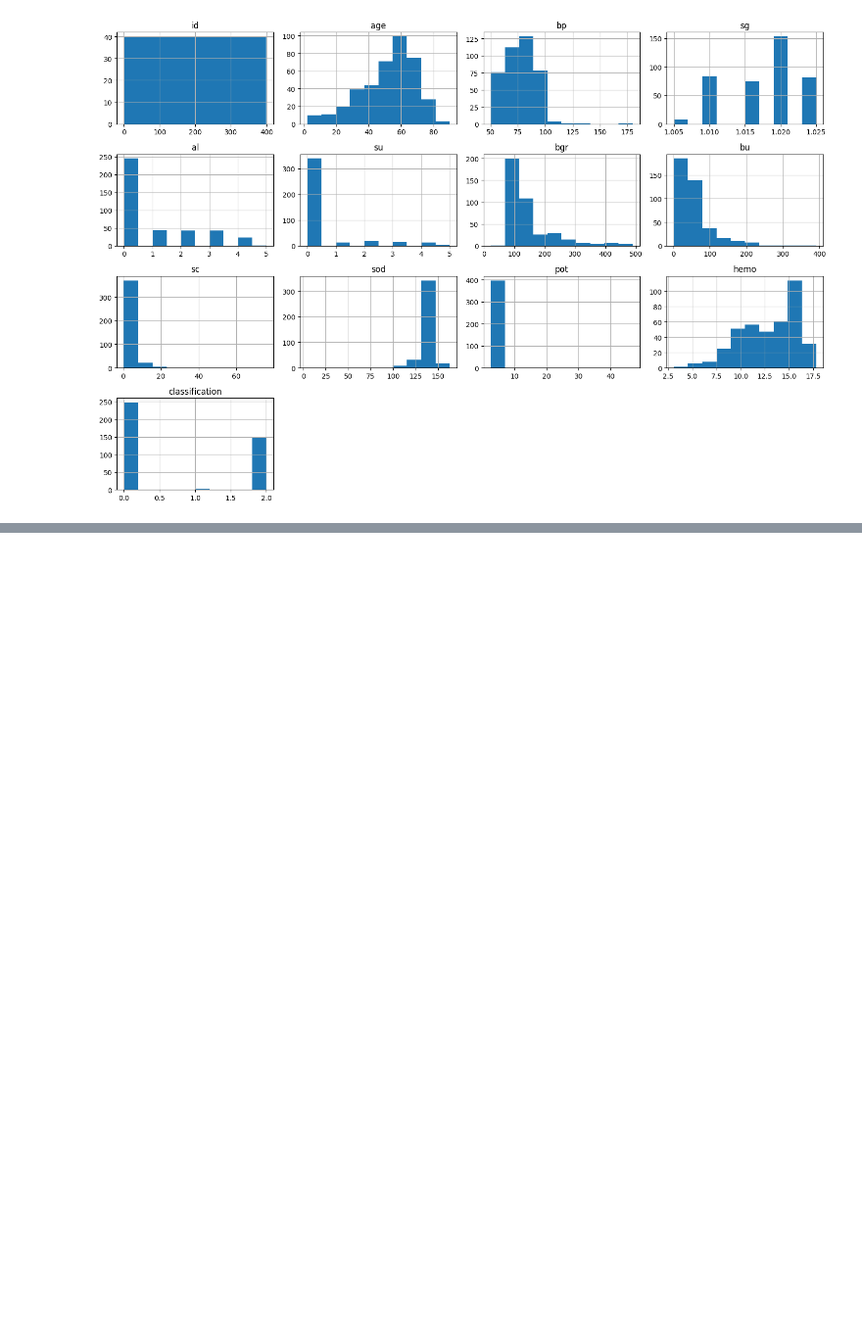
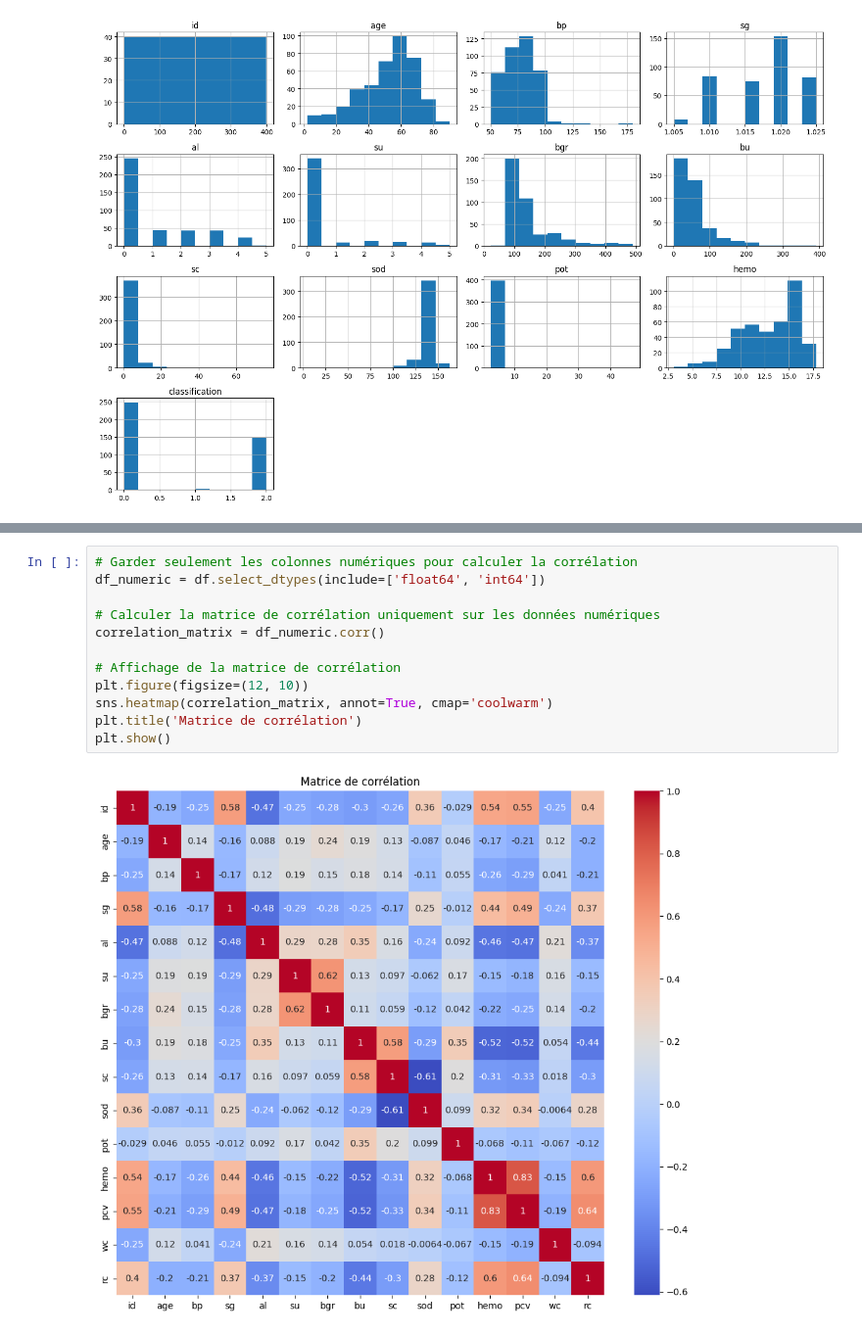
Before and after one commit to mouadboufenzi/Detection_de_maladie_renale_DS50, a Jupyter notebook: notebooks/exploration.ipynb, the cells around one changed output, grey strips where cells are left out. Shown at 98% size. Drawn from its saved outputs; the diff is of its cells as text; blank space fills up the shorter version.

```diff
--- a/notebooks/exploration.ipynb
+++ b/notebooks/exploration.ipynb
@@ -102,0 +247,14 @@ on enchaine comme ca...
+# %%
+# Garder seulement les colonnes numériques pour calculer la corrélation
+df_numeric = df.select_dtypes(include=['float64', 'int64'])
+
+# Calculer la matrice de corrélation uniquement sur les données numériques
+correlation_matrix = df_numeric.corr()
+
+# Affichage de la matrice de corrélation
+plt.figure(figsize=(12, 10))
+sns.heatmap(correlation_matrix, annot=True, cmap='coolwarm')
+plt.title('Matrice de corrélation')
+plt.show()
+# %% [output]
+[figure, added]
```
Also changed, not shown: parts of 14 cells of this notebook.
